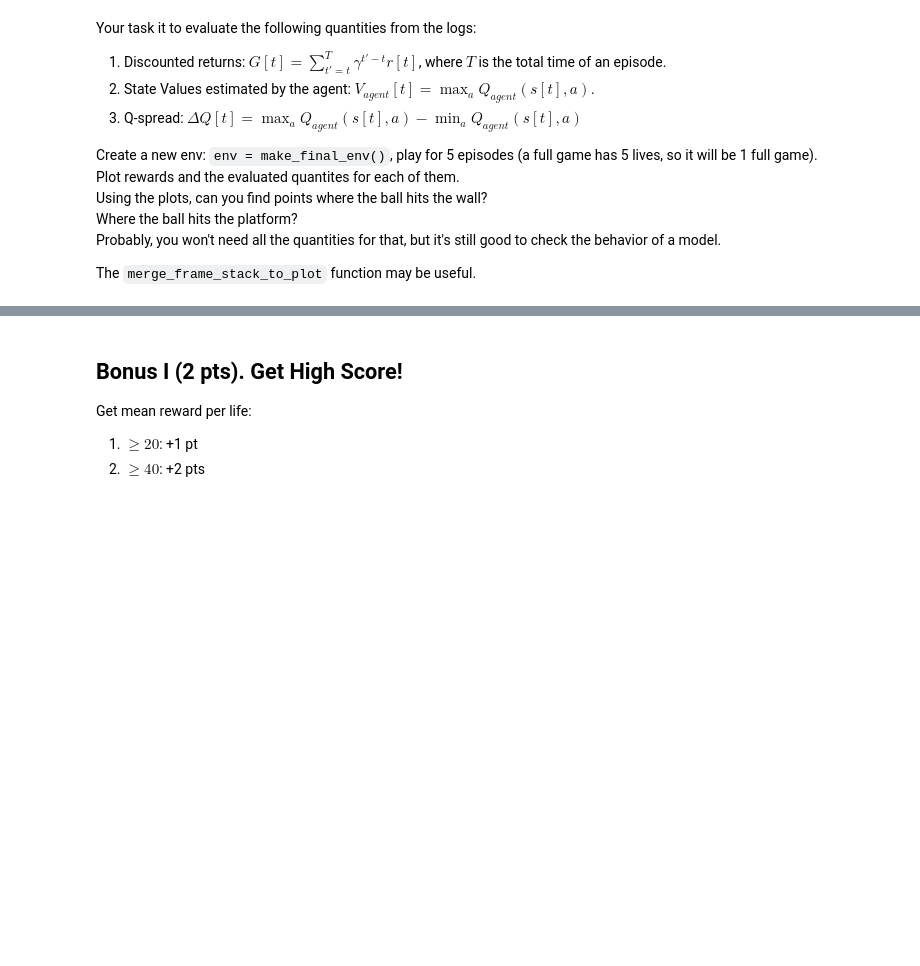
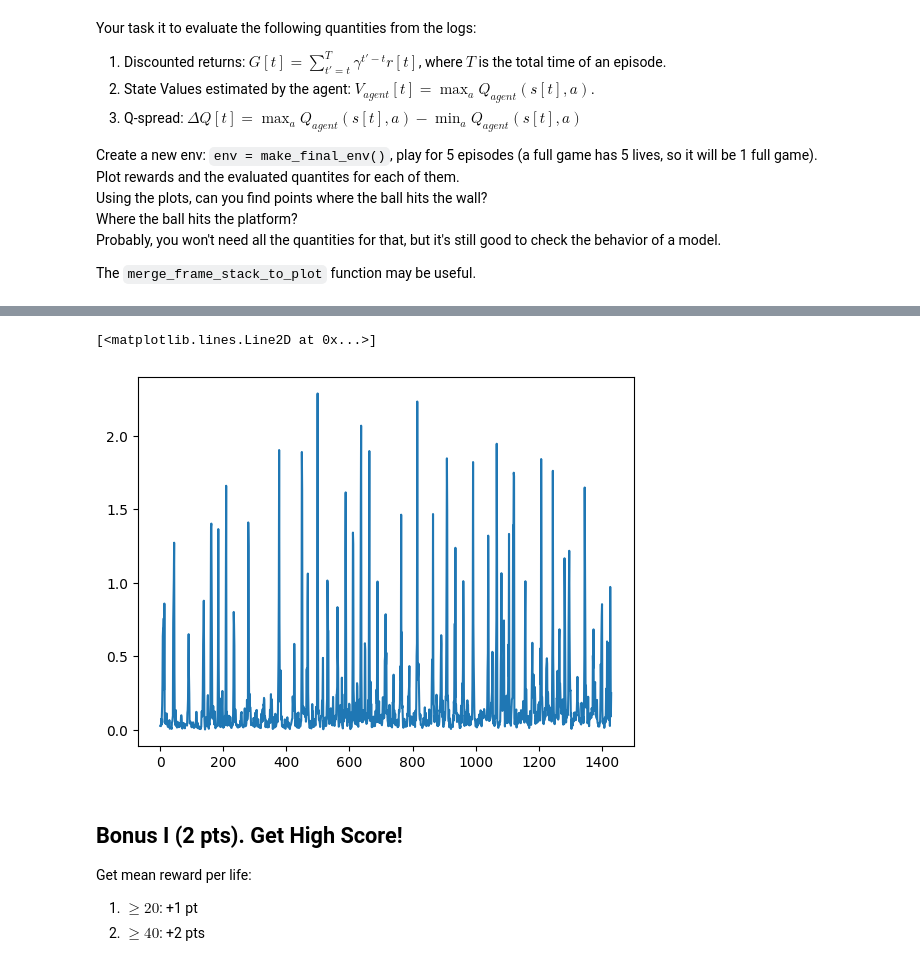
Before and after one commit to Need2BuySSD/Practical_RL, a Jupyter notebook: week04_approx_rl/homework_pytorch_main.ipynb, the cells around one changed output, grey strips where cells are left out. Saved outputs shown, nothing was run; the diff lists cells and outputs as text; code cells hidden in the pictures; blank space fills up the shorter version.

```diff
--- a/week04_approx_rl/homework_pytorch_main.ipynb
+++ b/week04_approx_rl/homework_pytorch_main.ipynb
@@ -1274,3 +1334,8 @@ def get_discounted_returns(rewards: Reversible[float], gamma: float) -> list[flo
+# %%
+plt.plot(get_q_spread(stats_dict["qvalues"]))
+# %% [output]
+[<matplotlib.lines.Line2D at 0x...>]
+[figure, added]
 # %% [markdown]
 ## Bonus I (2 pts). Get High Score!
 
```
Also changed, not shown: parts of 26 cells of this notebook, 3 other files.
